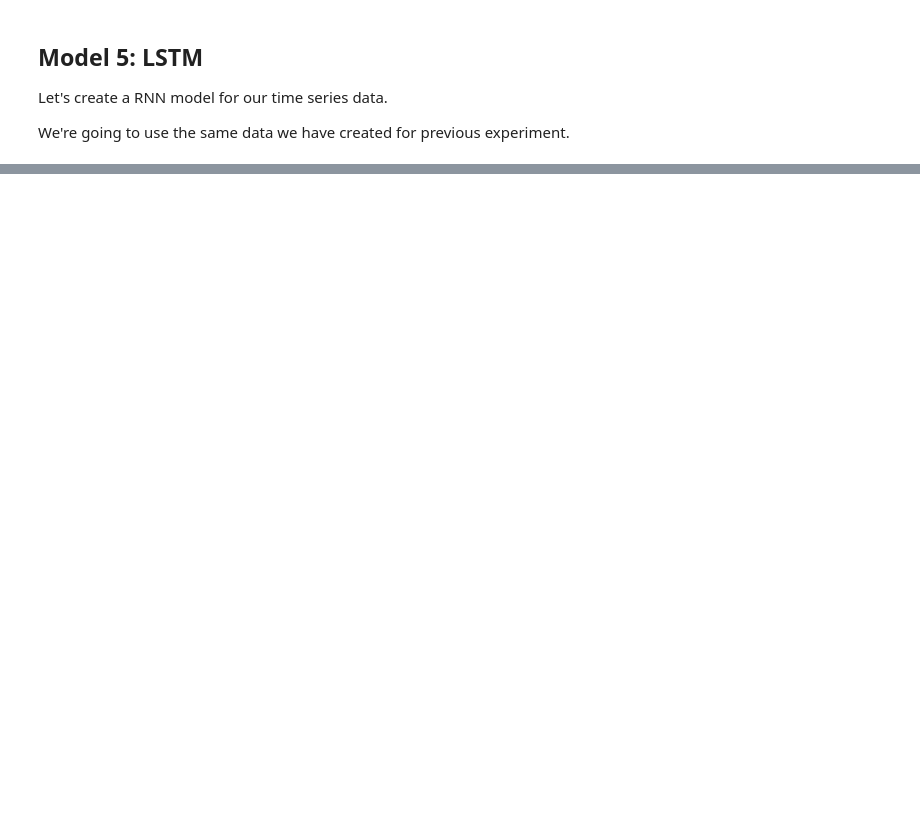
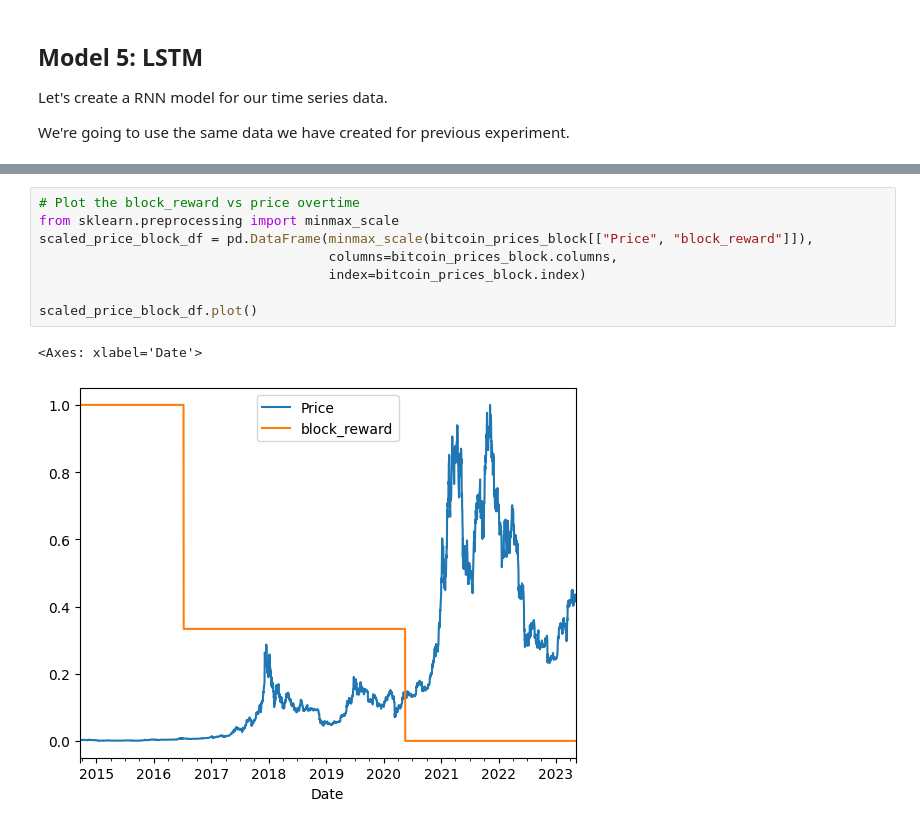
Before and after one commit to pawelkiszczak/tensorflow, a Jupyter notebook: colab_notebooks/10_time_series_forecasting_with_tensorflow.ipynb, the cells around one changed output, grey strips where cells are left out. Saved outputs shown, nothing was run; the diff lists cells and outputs as text; blank space fills up the shorter version.

```diff
--- a/colab_notebooks/10_time_series_forecasting_with_tensorflow.ipynb
+++ b/colab_notebooks/10_time_series_forecasting_with_tensorflow.ipynb
@@ -1410,0 +1485,11 @@ model_1_results
+# %%
+# Plot the block_reward vs price overtime
+from sklearn.preprocessing import minmax_scale
+scaled_price_block_df = pd.DataFrame(minmax_scale(bitcoin_prices_block[["Price", "block_reward"]]),
+                                     columns=bitcoin_prices_block.columns,
+                                     index=bitcoin_prices_block.index)
+
+scaled_price_block_df.plot()
+# %% [output]
+<Axes: xlabel='Date'>
+[figure, added]
```
Also changed, not shown: parts of 51 cells of this notebook.
